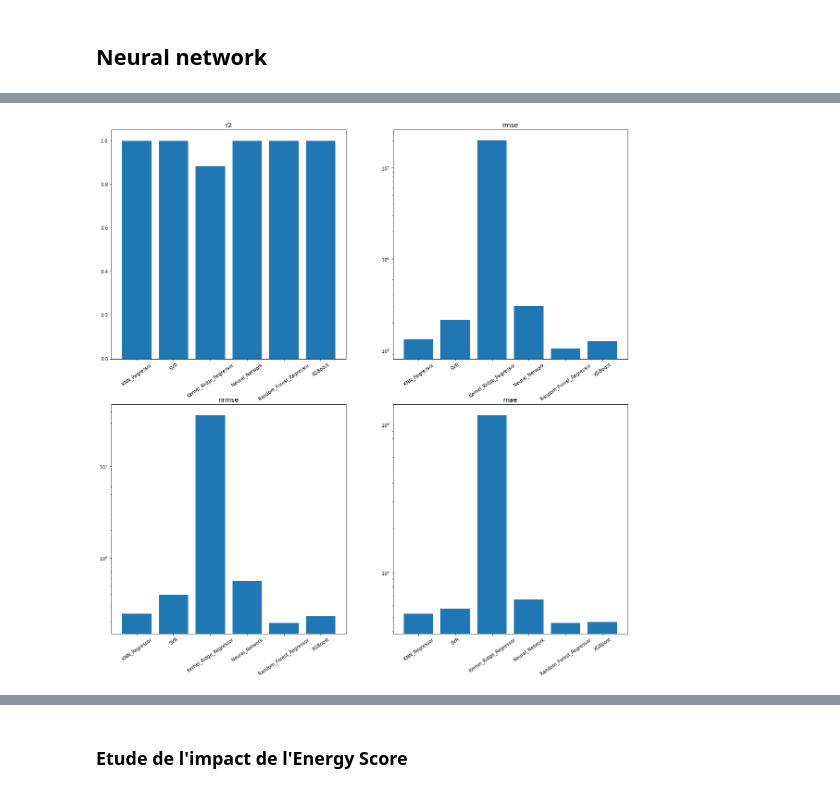
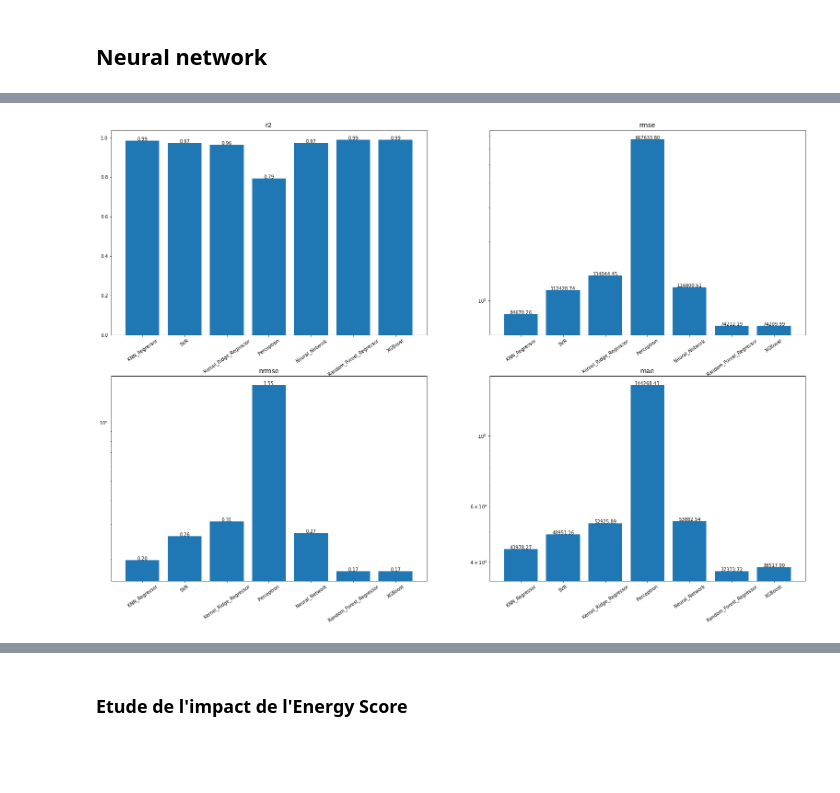
Before and after one commit to NicoJanko/Project_4_OPC, a Jupyter notebook: Projet_4_Energie.ipynb, the cells around one changed output, grey strips where cells are left out. Cells and saved outputs as stored; diff of their text form; code cells hidden in the pictures; blank space fills up the shorter version.

Commit message:
Saved figures.ESS analysis. Errors analysis

```diff
--- a/Projet_4_Energie.ipynb
+++ b/Projet_4_Energie.ipynb
@@ -10,6 +10,8 @@ import sklearn.preprocessing as sk_prepro
 from sklearn import metrics
 # %%
 df = pd.read_csv('data_full.csv')
+# %%
+rand = int(np.random.randint(100))
 # %%
 data_num = df
 target_tag = 'SiteEUI(kBtu/sf)'
@@ -447,7 +428,7 @@ def mae(pred,y):
 # %%
 metrics_all = {}
 
-models = [model_kn,svr,model_krr,model3,model_rfr,model_xgb]
+models = [model_kn,svr,model_krr,model1,model3,model_rfr,model_xgb]
 r2l=[]
 rmsel=[]
 nrmsel=[]
@@ -464,15 +445,18 @@ metrics_all['rmse'] = rmsel
 metrics_all['nrmse'] = nrmsel
 metrics_all['mae'] = mael
 
-model_names = ['KNN_Regressor', 'SVR', 'Kernel_Ridge_Regressor','Neural_Network', 'Random_Forest_Regressor', 'XGBoost']
+model_names = ['KNN_Regressor', 'SVR', 'Kernel_Ridge_Regressor','Perceptron','Neural_Network', 'Random_Forest_Regressor', 'XGBoost']
 df_metrics = pd.DataFrame(metrics_all, index = model_names)
 
-fig = plt.figure(figsize=(20, 20))
+fig = plt.figure(figsize=(27, 18))
 for i in range(df_metrics.shape[1]):
     ax = fig.add_subplot(2,2, (i+1))
     b = ax.bar(x=df_metrics.index,height = df_metrics.iloc[:, i])
+    for y,v in enumerate(df_metrics.iloc[:, i]):
+        ax.text(y,v, '%.2f'%v, ha = 'center')
     ax.set_title(df_metrics.columns[i], fontsize=14)
     ax.tick_params(axis='x', labelrotation = 35)
     if i != 0:
         ax.set_yscale('log')
+plt.savefig('recap_ergy.png', bbox_inches = 'tight')
 # %% [output]
@@ -491,4 +479,4 @@ for i in range(df_metrics.shape[1]):
-[figure, old version]
+[figure, new version]
 # %%
 importance = model_xgb.feature_importances_
 nul_col = []
```
Also changed, not shown: parts of 28 cells of this notebook, 41 other files.
